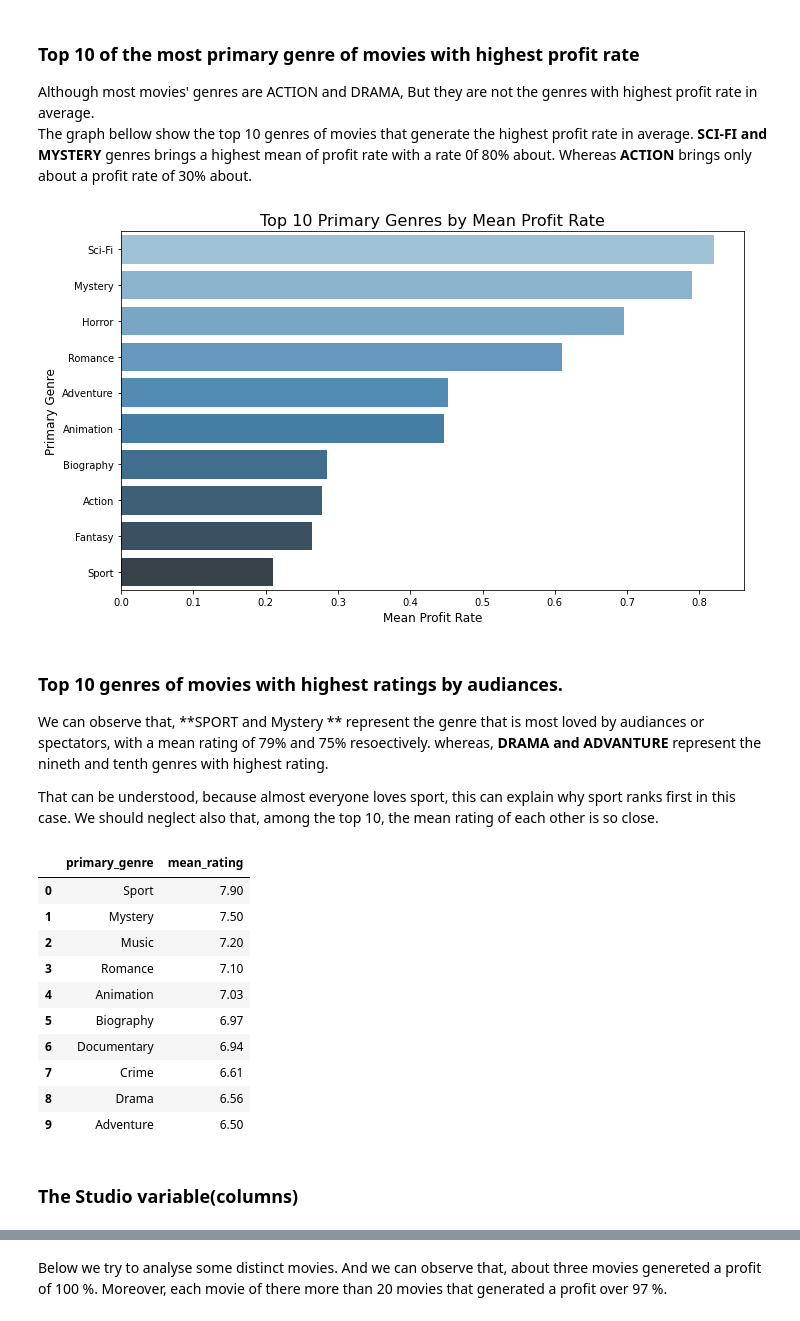
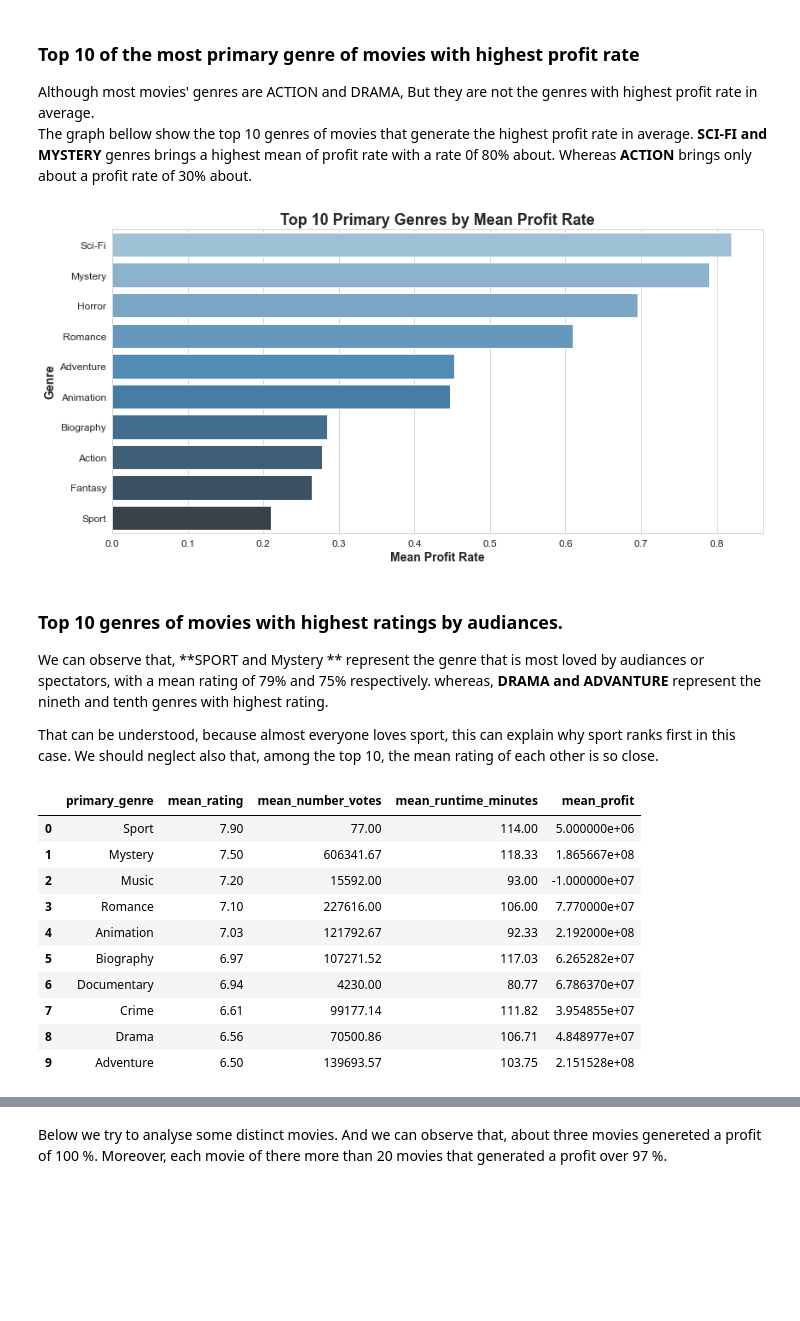
Before and after one commit to VilmarsonJ/ds-2-movie-insights, a Jupyter notebook: movie_index.ipynb, the cells around one changed output, grey strips where cells are left out. Drawn from its saved outputs; the diff is of its cells as text; code cells hidden in the pictures; blank space fills up the shorter version.

Commit message:
Update notebook and non-image files

```diff
--- a/movie_index.ipynb
+++ b/movie_index.ipynb
@@ -578,8 +586,8 @@ for col in ['production_budget', 'domestic_gross', 'worldwide_gross']:
     median_val = movie_budget[col].median(skipna=True)
     movie_budget[col].fillna(median_val, inplace=True)
 
-
-# movie_budget = movie_budget.dropna(subset=['movie'], axis = 1)
+# Drop null values in my movie column
+movie_budget = movie_budget.dropna(subset=['movie'])
 
 movie_budget.isna().sum()
 # %% [output]
@@ -823,31 +848,41 @@ The graph bellow show the top 10 genres of movies that generate the highest prof
 # %%
 # Calculate mean profit by primary genre
 genre_profit_rate = (
     rate_gross_budget.groupby('primary_genre')['profit_rate']
     .mean()
     .sort_values(ascending=False)
     .head(10)
     .reset_index()
 )
 
-plt.figure(figsize=(10,6))
+plt.figure(figsize=(12,6))
 sns.barplot(data=genre_profit_rate, y='primary_genre', x='profit_rate', palette='Blues_d')
-plt.title('Top 10 Primary Genres by Mean Profit Rate', fontsize=16)
-plt.xlabel('Mean Profit Rate', fontsize=12)
-plt.ylabel('Primary Genre', fontsize=12)
+
+plt.title('Top 10 Primary Genres by Mean Profit Rate', fontsize=18, weight='bold')  # Bold and bigger title
+plt.xlabel('Mean Profit Rate', fontsize=14, weight='bold')  # Bold x-axis label
+plt.ylabel('Genre', fontsize=14, weight='bold')  # Bold y-axis label
+plt.xticks(fontsize=12)
+plt.yticks(fontsize=12)
+
 plt.tight_layout()
+
+# To save the plot as an image
+# plt.savefig("Images/top_genreprofit.png", dpi = 300, bbox_inches = "tight", facecolor = "white")
+
 plt.show()
 # %% [output]
-[figure, old version]
+[figure, new version]
 # %% [markdown]
 ### Top 10 genres of movies with highest ratings by audiances.
 
-We can observe that, **SPORT and Mystery ** represent the genre that is most loved by audiances or spectators, with a mean rating of 79% and 75% resoectively.  whereas, **DRAMA and ADVANTURE** represent the nineth and tenth genres with highest rating.
+We can observe that, **SPORT and Mystery ** represent the genre that is most loved by audiances or spectators, with a mean rating of 79% and 75% respectively.  whereas, **DRAMA and ADVANTURE** represent the nineth and tenth genres with highest rating.
 
 That can be understood, because almost everyone loves sport, this can explain why sport ranks first in this case. We should neglect also that, among the top 10, the mean rating of each other is so close.
 # %%
 # Top 10 most repeated primary genre of movies.
-q2 = """ SELECT primary_genre, round(Avg(rating), 2) as mean_rating
+q2 = """ SELECT primary_genre, round(Avg(rating), 2) as mean_rating, round(Avg(number_votes), 2) mean_number_votes,
+               round(Avg(runtime_minutes),2) mean_runtime_minutes, round(Avg(total_profit), 2) as mean_profit
+
         FROM rate_gross_budget
         GROUP BY primary_genre
         ORDER BY  mean_rating DESC
@@ -856,19 +891,17 @@ q2 = """ SELECT primary_genre, round(Avg(rating), 2) as mean_rating
 top_10_genres_movie = pysqldf(q2)
 top_10_genres_movie
 # %% [output]
-|  | primary_genre | mean_rating |
-| 0 | Sport | 7.90 |
-| 1 | Mystery | 7.50 |
-| 2 | Music | 7.20 |
-| 3 | Romance | 7.10 |
-| 4 | Animation | 7.03 |
-| 5 | Biography | 6.97 |
-| 6 | Documentary | 6.94 |
-| 7 | Crime | 6.61 |
-| 8 | Drama | 6.56 |
-| 9 | Adventure | 6.50 |
+|  | primary_genre | mean_rating | mean_number_votes | mean_runtime_minutes | mean_profit |
+| 0 | Sport | 7.90 | 77.00 | 114.00 | 5.000000e+06 |
+| 1 | Mystery | 7.50 | 606341.67 | 118.33 | 1.865667e+08 |
+| 2 | Music | 7.20 | 15592.00 | 93.00 | -1.000000e+07 |
+| 3 | Romance | 7.10 | 227616.00 | 106.00 | 7.770000e+07 |
+| 4 | Animation | 7.03 | 121792.67 | 92.33 | 2.192000e+08 |
+| 5 | Biography | 6.97 | 107271.52 | 117.03 | 6.265282e+07 |
+| 6 | Documentary | 6.94 | 4230.00 | 80.77 | 6.786370e+07 |
+| 7 | Crime | 6.61 | 99177.14 | 111.82 | 3.954855e+07 |
+| 8 | Drama | 6.56 | 70500.86 | 106.71 | 4.848977e+07 |
+| 9 | Adventure | 6.50 | 139693.57 | 103.75 | 2.151528e+08 |
-# %% [markdown]
-### The Studio variable(columns)
 # %% [markdown]
 ### Top 10 studio that has created the most movies
 
```
Also changed, not shown: parts of 106 cells of this notebook.
